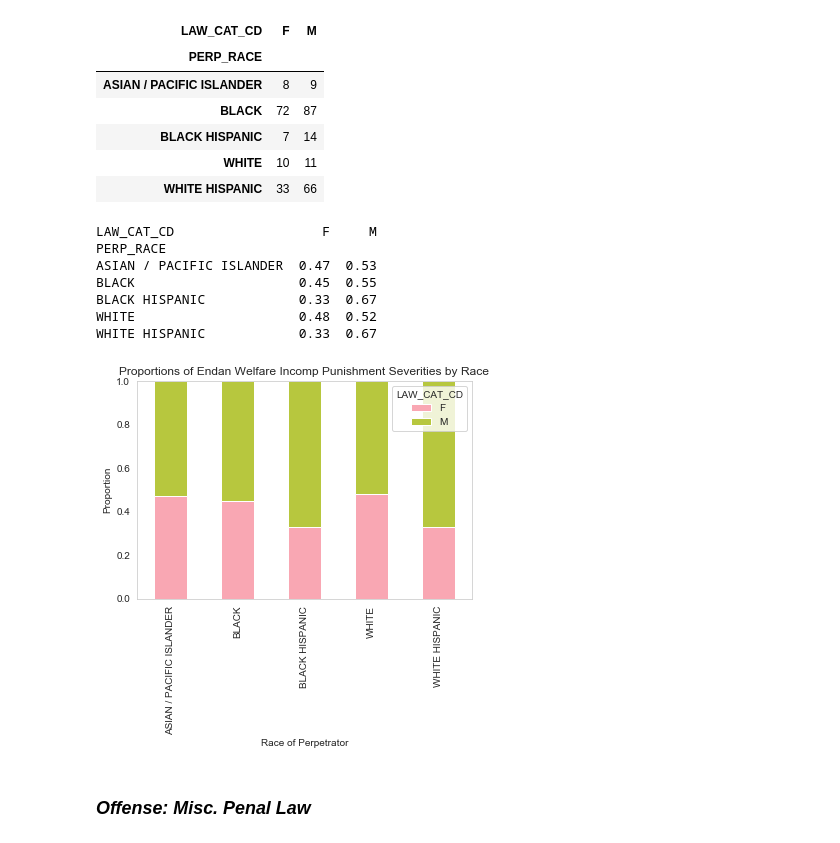
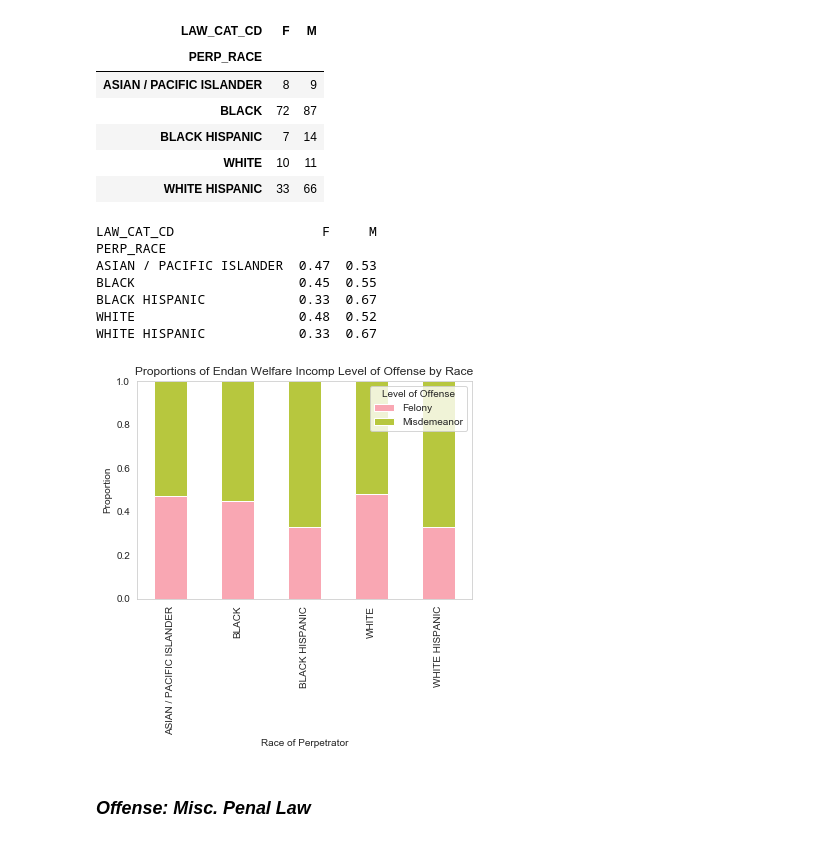
Before and after one commit to ankushbharadwaj/Data-Science-Projects, a Jupyter notebook: New York City Discrimination Analysis/dsu-dipd-data-comp.ipynb, the cells around one changed output. Drawn from its saved outputs; the diff is of its cells as text; code cells hidden in the pictures.

```diff
--- a/New York City Discrimination Analysis/dsu-dipd-data-comp.ipynb
+++ b/New York City Discrimination Analysis/dsu-dipd-data-comp.ipynb
@@ -795,7 +795,7 @@ print(np.unique(np.array(arrestsdf["OFNS_DESC"])))
 # %% [markdown]
 As we can see from this list of unique offenses, there are some offenses that are very similar, but are labelled differently. Now, we will replace these old descriptions with new ones so that similar offenses are grouped together.
 # %%
-new_desc = pd.read_csv("/Users/ankushbharadwaj/Desktop/new-descriptions.csv")
+new_desc = pd.read_csv("/Users/ankushbharadwaj/Downloads/new-descriptions.csv")
 print(new_desc.columns)
 print(new_desc.head(10))
 # %% [output]
@@ -861,27 +885,10 @@ VEHICLE AND TRAFFIC LAWS                       8788    575  173139       0
 # %%
-#for i in ofns_sev.index:
-    #new_name = new_desc["New Desc"][new_desc[new_desc["OFNS_DESC"] == i].index]
-    #ofns_sev = ofns_sev.rename(index = {i: new_name})
-
-ofns_sev = ofns_sev.astype({"F": float,
-                          "I": float,
-                          "M": float,
-                          "V": float})
 ofns_sevdf = pd.DataFrame(columns = ["OFNS_CAT", "F", "I", "M", "V"],
                     index = range(0, len(ofns_sev.index)))
-
 current_row = 0
 for i in ofns_sev.index:
     ofns = new_desc["New Desc"][new_desc[new_desc["OFNS_DESC"] == i].index[0]]
-    new_row = [ofns, race_sev.loc[i]["F"], race_sev.loc[i]["I"],
-               race_sev.loc[i]["M"], race_sev.loc[i]["V"]]
+    new_row = [ofns, ofns_sev.loc[i]["F"], ofns_sev.loc[i]["I"],
+               ofns_sev.loc[i]["M"], ofns_sev.loc[i]["V"]]
     ofns_sevdf.loc[current_row] = new_row
     current_row = current_row+1
-
-ofns_sevdf.head()
-print(ofns_sevdf.dtypes)
-ofns_sevdf = ofns_sevdf.astype({"F": float,
-                              "I": float,
-                              "M": float,
-                              "V": float})
-print(ofns_sevdf.dtypes)
@@ -1337,33 +1365,35 @@ race_sev_welfare
 # %%
 for i in race_sev_welfare.index:
     total = sum(race_sev_welfare.loc[i])
     new_row = ["%.2f" % (race_sev_welfare.loc[i]["F"]/total),
               "%.2f" % (race_sev_welfare.loc[i]["M"]/total)]
     race_sev_welfare.loc[i] = new_row
 print(race_sev_welfare)
 
 race_sev_welfare = race_sev_welfare.astype({"F": float,
                                           "M": float})
+race_sev_welfare.to_csv('race_sev_welfare.csv', header = True)
 
 sns.set_style("whitegrid")
 sns.set_palette(sns.husl_palette(4, l = .775))
 
 g = race_sev_welfare.plot(kind = 'bar', stacked = True, grid = False)
 plt.xlabel("Race of Perpetrator")
 plt.ylabel("Proportion")
 plt.ylim(0,1.0)
-plt.title("Proportions of Endan Welfare Incomp Punishment Severities by Race")
-plt.savefig('welfarebyrace.png')
+plt.title("Proportions of Endan Welfare Incomp Level of Offense by Race")
+plt.legend(title = "Level of Offense", labels = ["Felony", "Misdemeanor"], loc = 'upper right')
+plt.savefig('welfarebyrace.png', bbox_inches='tight')
 plt.show(g)
 # %% [output]
 LAW_CAT_CD                   F     M
 PERP_RACE
 ASIAN / PACIFIC ISLANDER  0.47  0.53
 BLACK                     0.45  0.55
 BLACK HISPANIC            0.33  0.67
 WHITE                     0.48  0.52
 WHITE HISPANIC            0.33  0.67
-[figure, old version]
+[figure, new version]
 # %% [markdown]
 ### *Offense: Misc. Penal Law*
 # %%
```
Also changed, not shown: parts of 21 cells of this notebook, 1 other file.
